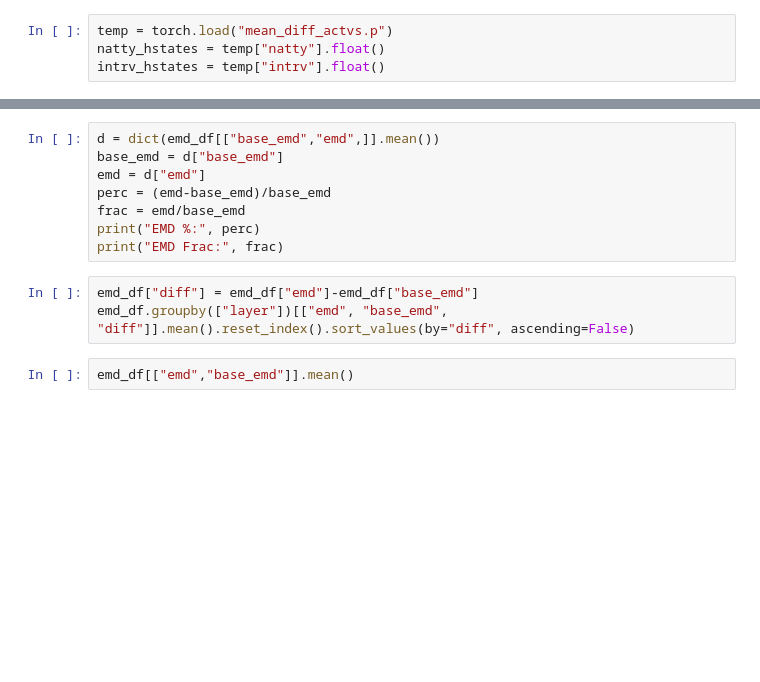
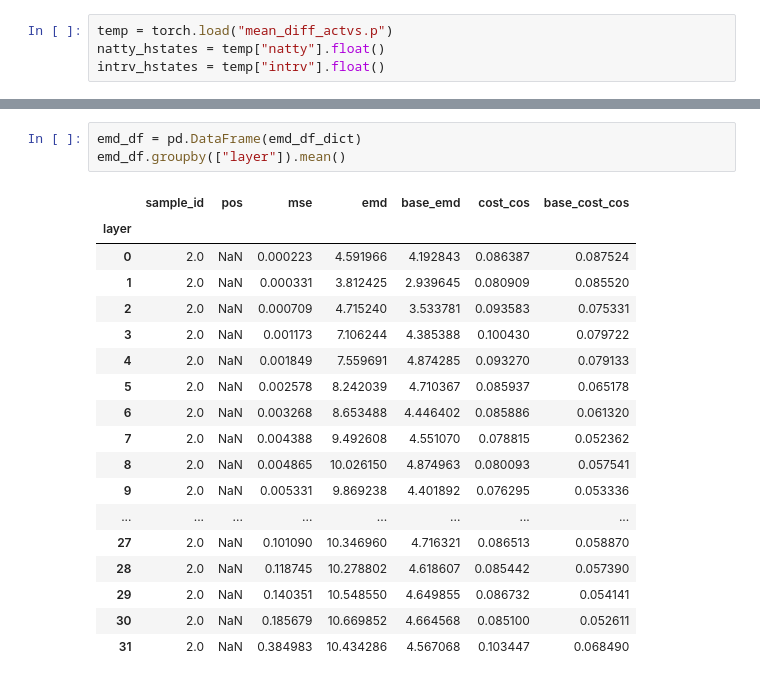
Before and after one commit to grantsrb/rep_divergence, a Jupyter notebook: divergence/fengandsteinhardt_replication.ipynb, the cells around one changed output, grey strips where cells are left out. Saved outputs shown, nothing was run; the diff lists cells and outputs as text; blank space fills up the shorter version.

```diff
--- a/divergence/fengandsteinhardt_replication.ipynb
+++ b/divergence/fengandsteinhardt_replication.ipynb
@@ -797,13 +890,22 @@ emd_df[["base_emd","emd",]].mean()
-# %%
-d = dict(emd_df[["base_emd","emd",]].mean())
-base_emd = d["base_emd"]
-emd = d["emd"]
-perc = (emd-base_emd)/base_emd
-frac = emd/base_emd
-print("EMD %:", perc)
-print("EMD Frac:", frac)
-# %%
-emd_df["diff"] = emd_df["emd"]-emd_df["base_emd"]
-emd_df.groupby(["layer"])[["emd", "base_emd", "diff"]].mean().reset_index().sort_values(by="diff", ascending=False)
-# %%
-emd_df[["emd","base_emd"]].mean()
+# %%
+emd_df = pd.DataFrame(emd_df_dict)
+emd_df.groupby(["layer"]).mean()
+# %% [output]
+|  | sample_id | pos | mse | emd | base_emd | cost_cos | base_cost_cos |
+| layer |  |  |  |  |  |  |  |
+| 0 | 2.0 | NaN | 0.000223 | 4.591966 | 4.192843 | 0.086387 | 0.087524 |
+| 1 | 2.0 | NaN | 0.000331 | 3.812425 | 2.939645 | 0.080909 | 0.085520 |
+| 2 | 2.0 | NaN | 0.000709 | 4.715240 | 3.533781 | 0.093583 | 0.075331 |
+| 3 | 2.0 | NaN | 0.001173 | 7.106244 | 4.385388 | 0.100430 | 0.079722 |
+| 4 | 2.0 | NaN | 0.001849 | 7.559691 | 4.874285 | 0.093270 | 0.079133 |
+| 5 | 2.0 | NaN | 0.002578 | 8.242039 | 4.710367 | 0.085937 | 0.065178 |
+| 6 | 2.0 | NaN | 0.003268 | 8.653488 | 4.446402 | 0.085886 | 0.061320 |
+| 7 | 2.0 | NaN | 0.004388 | 9.492608 | 4.551070 | 0.078815 | 0.052362 |
+| 8 | 2.0 | NaN | 0.004865 | 10.026150 | 4.874963 | 0.080093 | 0.057541 |
+| 9 | 2.0 | NaN | 0.005331 | 9.869238 | 4.401892 | 0.076295 | 0.053336 |
+| ... | ... | ... | ... | ... | ... | ... | ... |
+| 27 | 2.0 | NaN | 0.101090 | 10.346960 | 4.716321 | 0.086513 | 0.058870 |
+| 28 | 2.0 | NaN | 0.118745 | 10.278802 | 4.618607 | 0.085442 | 0.057390 |
+| 29 | 2.0 | NaN | 0.140351 | 10.548550 | 4.649855 | 0.086732 | 0.054141 |
+| 30 | 2.0 | NaN | 0.185679 | 10.669852 | 4.664568 | 0.085100 | 0.052611 |
+| 31 | 2.0 | NaN | 0.384983 | 10.434286 | 4.567068 | 0.103447 | 0.068490 |
```
Also changed, not shown: parts of 11 cells of this notebook.
